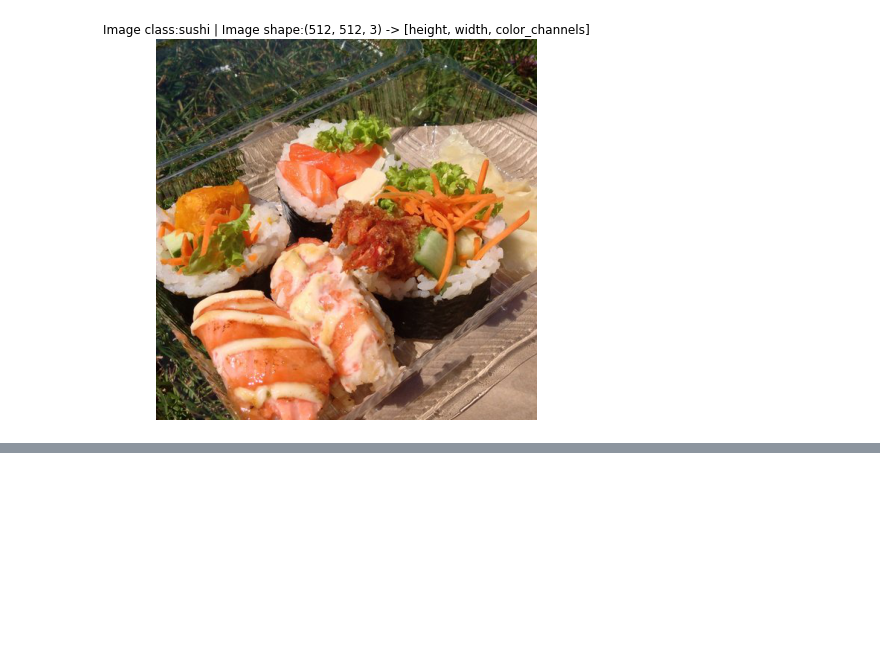
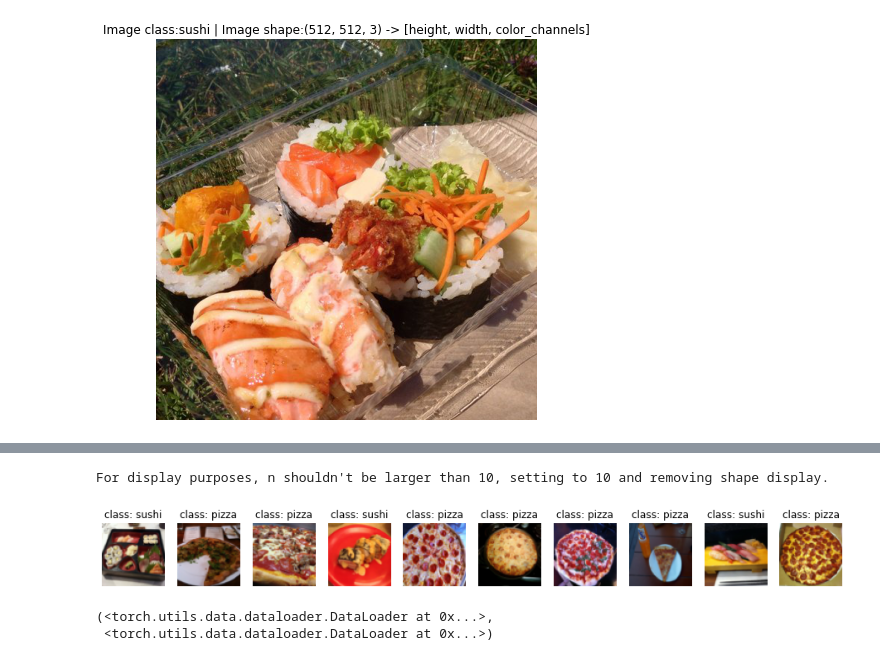
Before and after one commit to junepaykim/torch-tutorial, a Jupyter notebook: lecture-code/04_customdata.ipynb, the cells around one changed output, grey strips where cells are left out. Saved outputs shown, nothing was run; the diff lists cells and outputs as text; code cells hidden in the pictures; blank space fills up the shorter version.

```diff
--- a/lecture-code/04_customdata.ipynb
+++ b/lecture-code/04_customdata.ipynb
@@ -131,0 +335,6 @@ plot_transformed_images(image_path_list, transform=data_transform, n=3)
+# %%
+train_data_custom = ImageFolderCustom(targ_dir=train_dir,
+                                      transform=train_transforms)
+test_data_custom = ImageFolderCustom(targ_dir=test_dir,
+                                     transform=test_transforms)
+train_data_custom, test_data_custom
@@ -131,0 +384,20 @@ plot_transformed_images(image_path_list, transform=data_transform, n=3)
+# %%
+display_random_images(train_data_custom,
+                      n=12,
+                      classes=class_names,
+                      seed=42)
+# %% [output]
+For display purposes, n shouldn't be larger than 10, setting to 10 and removing shape display.
+[figure, added]
+# %%
+from torch.utils.data import DataLoader
+train_dataloader_custom = DataLoader(dataset=train_data_custom,batch_size=1,num_workers=0,shuffle=True)
+test_dataloader_custom = DataLoader(dataset=test_data_custom,
+                                    batch_size=1,
+                                    num_workers=0,
+                                    shuffle=False)
+
+train_dataloader_custom, test_dataloader_custom
+# %% [output]
+(<torch.utils.data.dataloader.DataLoader at 0x...>,
+ <torch.utils.data.dataloader.DataLoader at 0x...>)
```
Also changed, not shown: parts of 29 cells of this notebook.
